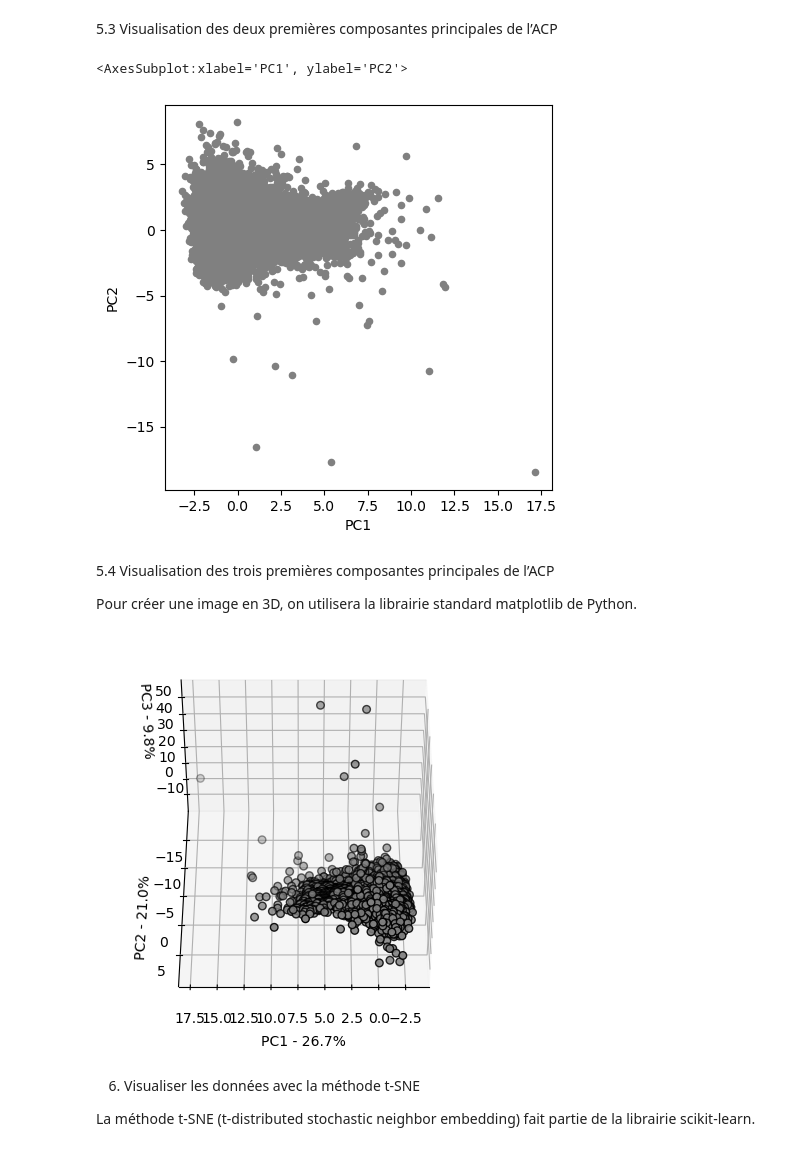
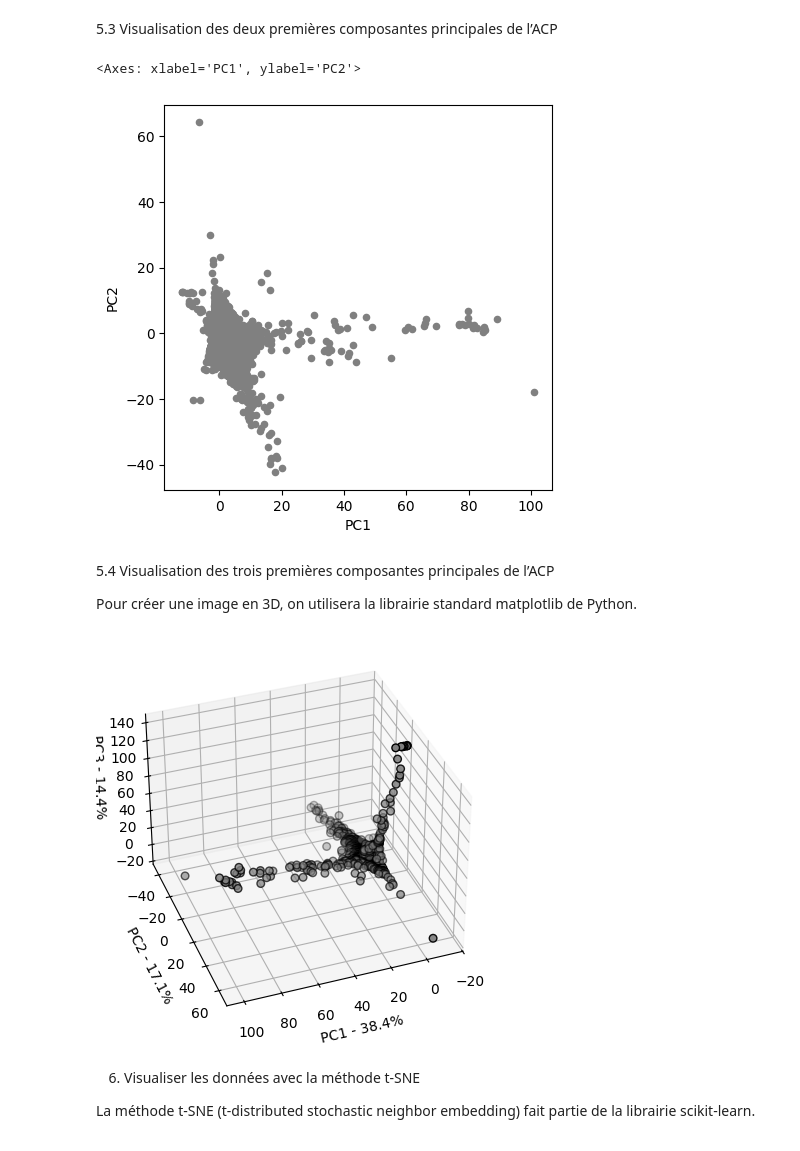
Before and after one commit to mohamedbouhamed/S8-Hemato, a Jupyter notebook: G.ipynb, the cells around one changed output. Cells and saved outputs as stored; diff of their text form; code cells hidden in the pictures.

```diff
--- a/G.ipynb
+++ b/G.ipynb
@@ -10,7 +9,8 @@ import sklearn
 # %% [markdown]
 Chargement du fichier csv
 # %%
-df = pd.read_csv("data/G84 MDSC.csv", delimiter=";") #les colonnes sont délimités par des ;
+df = pd.read_csv("data/G44 MDSC.csv", delimiter=";") #les colonnes sont délimités par des ;
+df = df.iloc[:, 4:-1]
 # %% [markdown]
 Aperçu des données
 # %%
@@ -182,8 +175,8 @@ Les trois premières composantes de l'ACP expliquent 57.5% de la variance.
 # %%
 df_pca.plot(x='PC1', y='PC2', kind='scatter', figsize=(5, 5), color='gray')
 # %% [output]
-<AxesSubplot:xlabel='PC1', ylabel='PC2'>
+<Axes: xlabel='PC1', ylabel='PC2'>
-[figure, old version]
+[figure, new version]
 # %% [markdown]
 5.4 Visualisation des trois premières composantes principales de l’ACP
 
@@ -195,13 +188,13 @@ from mpl_toolkits.mplot3d import Axes3D
 # %%
 fig = plt.figure(figsize=(5, 5))
 ax = fig.add_subplot(projection='3d')
-ax.scatter(df_pca['PC1'], df_pca['PC2'], df_pca['PC3'], marker='o', s=30, edgecolor='k', color='grey')
+ax.scatter(df_pca['PC1'], df_pca['PC2'], df_pca['PC3'], marker='o', s=30, edgecolor='k', color='gray')
 ax.set_xlabel('PC1 - ' + '{:.1f}%'.format(explained_variance['PC1']))
 ax.set_ylabel('PC2 - ' + '{:.1f}%'.format(explained_variance['PC2']))
 ax.set_zlabel('PC3 - ' + '{:.1f}%'.format(explained_variance['PC3']))
-ax.view_init(elev=45, azim=90)
+ax.view_init(elev=35, azim=70)
 # %% [output]
-[figure, old version]
+[figure, new version]
 # %% [markdown]
 6. Visualiser les données avec la méthode t-SNE
 
```
Also changed, not shown: parts of 30 cells of this notebook.
